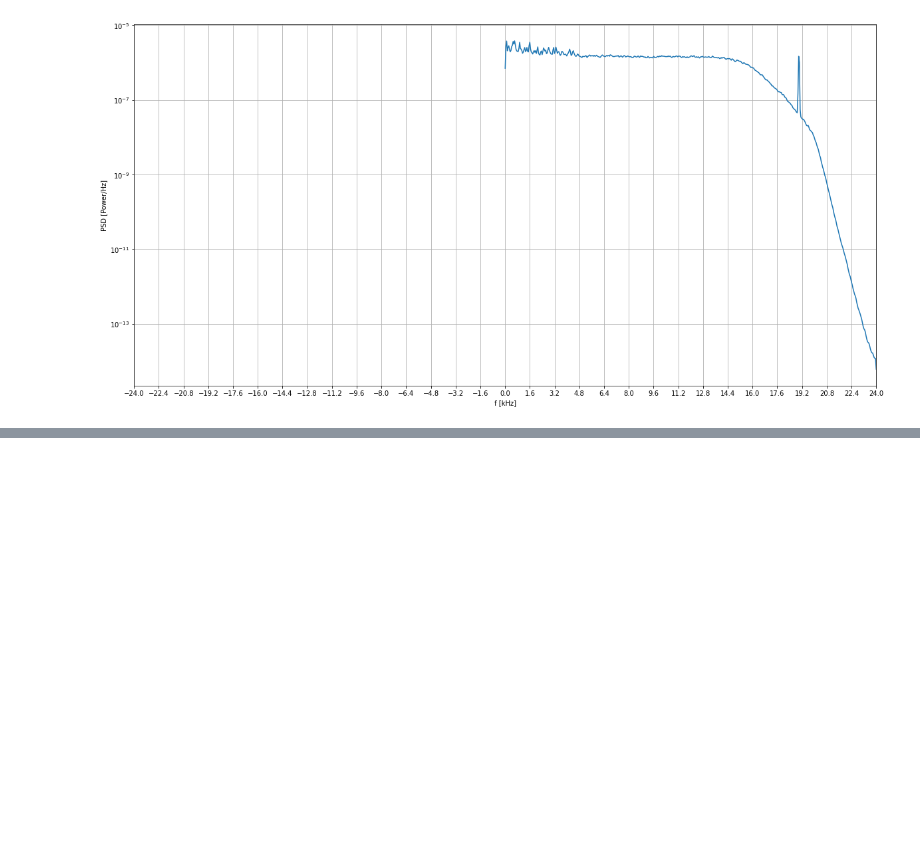
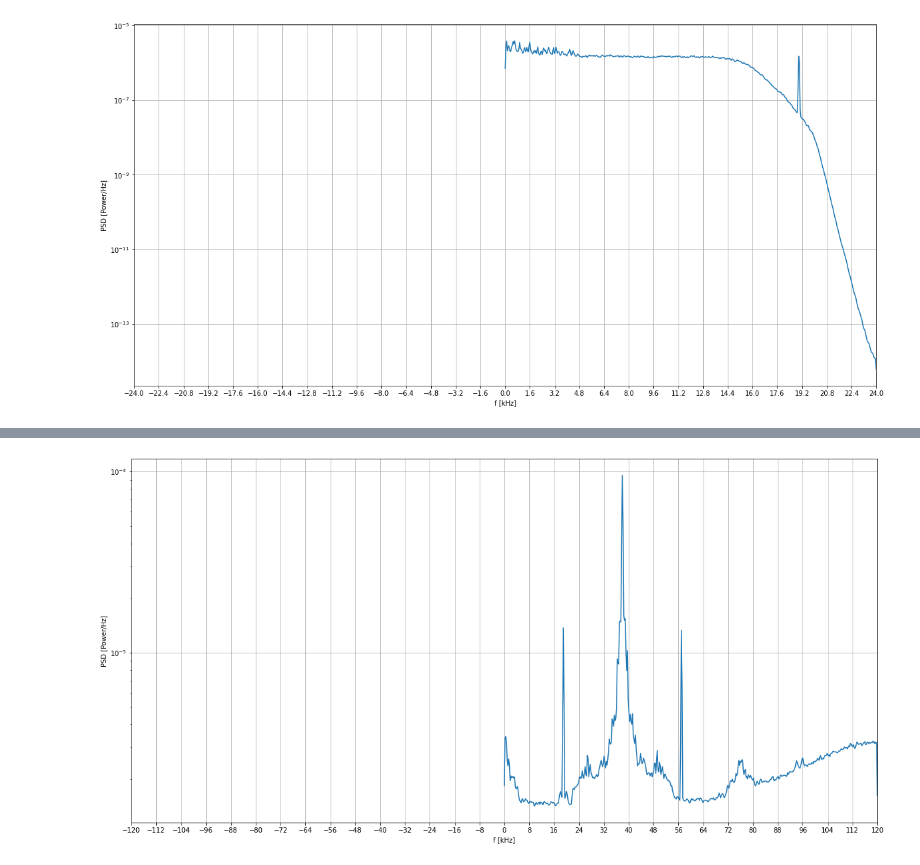
Before and after one commit to enthyp/SDR, a Jupyter notebook: FM stereo demodulation.ipynb, the cells around one changed output, grey strips where cells are left out. Saved outputs shown, nothing was run; the diff lists cells and outputs as text; code cells hidden in the pictures; blank space fills up the shorter version.

```diff
--- a/FM stereo demodulation.ipynb
+++ b/FM stereo demodulation.ipynb
@@ -175,0 +203,5 @@ wavfile.write('audio/stereo2_offset_tuned_diff.wav', 48000, dec_channel_diff_ot_
+# %%
+downmixed_demod_ot_samples_q_hilbert = np.imag(downmixed_demod_ot_samples_q_analytical)
+welch(downmixed_demod_ot_samples_q_hilbert, 240000)
+# %% [output]
+[figure, added]
```
Also changed, not shown: parts of 15 cells of this notebook, 1 other file.
